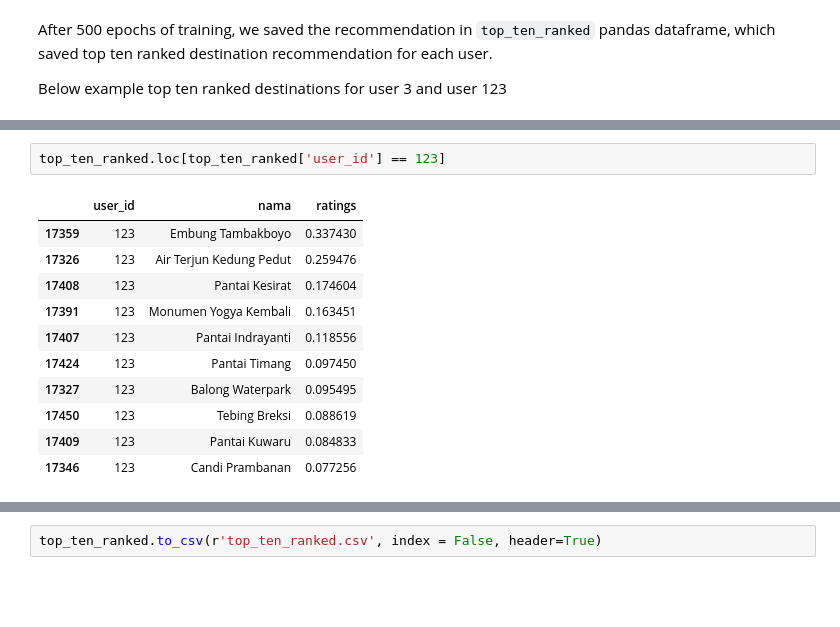
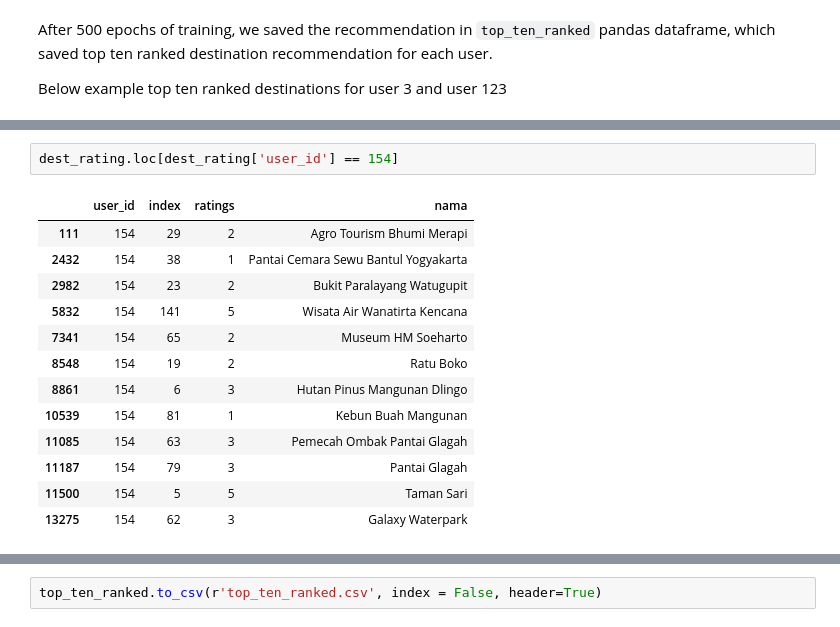
Before and after one commit to IrfanChairurrachman/kuylah-backend, a Jupyter notebook: inventory/tfrs.ipynb, the cells around one changed output, grey strips where cells are left out. Cells and saved outputs as stored; diff of their text form; blank space fills up the shorter version.

```diff
--- a/inventory/tfrs.ipynb
+++ b/inventory/tfrs.ipynb
@@ -375,17 +383,19 @@ top_ten_ranked.loc[top_ten_ranked['user_id'] == 3]
-# %%
-top_ten_ranked.loc[top_ten_ranked['user_id'] == 123]
-# %% [output]
-|  | user_id | nama | ratings |
-| 17359 | 123 | Embung Tambakboyo | 0.337430 |
-| 17326 | 123 | Air Terjun Kedung Pedut | 0.259476 |
-| 17408 | 123 | Pantai Kesirat | 0.174604 |
-| 17391 | 123 | Monumen Yogya Kembali | 0.163451 |
-| 17407 | 123 | Pantai Indrayanti | 0.118556 |
-| 17424 | 123 | Pantai Timang | 0.097450 |
-| 17327 | 123 | Balong Waterpark | 0.095495 |
-| 17450 | 123 | Tebing Breksi | 0.088619 |
-| 17409 | 123 | Pantai Kuwaru | 0.084833 |
-| 17346 | 123 | Candi Prambanan | 0.077256 |
+# %%
+dest_rating.loc[dest_rating['user_id'] == 154]
+# %% [output]
+|  | user_id | index | ratings | nama |
+| 111 | 154 | 29 | 2 | Agro Tourism Bhumi Merapi |
+| 2432 | 154 | 38 | 1 | Pantai Cemara Sewu Bantul Yogyakarta |
+| 2982 | 154 | 23 | 2 | Bukit Paralayang Watugupit |
+| 5832 | 154 | 141 | 5 | Wisata Air Wanatirta Kencana |
+| 7341 | 154 | 65 | 2 | Museum HM Soeharto |
+| 8548 | 154 | 19 | 2 | Ratu Boko |
+| 8861 | 154 | 6 | 3 | Hutan Pinus Mangunan Dlingo |
+| 10539 | 154 | 81 | 1 | Kebun Buah Mangunan |
+| 11085 | 154 | 63 | 3 | Pemecah Ombak Pantai Glagah |
+| 11187 | 154 | 79 | 3 | Pantai Glagah |
+| 11500 | 154 | 5 | 5 | Taman Sari |
+| 13275 | 154 | 62 | 3 | Galaxy Waterpark |
 # %%
 top_ten_ranked
 # %% [output]
```
Also changed, not shown: parts of 19 cells of this notebook, 2 other files.
